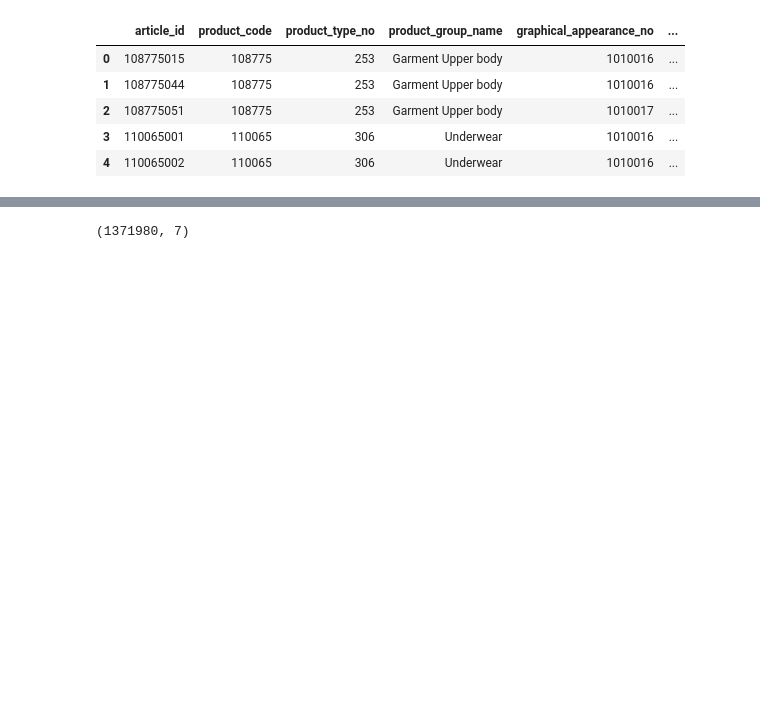
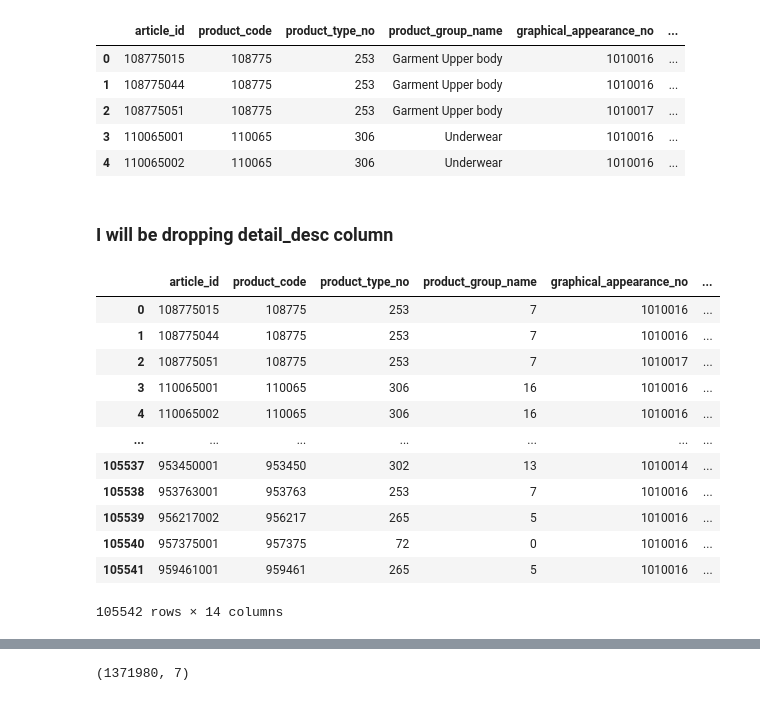
Before and after one commit to prajwalmani/H-M-Personalized-Fashion-Recommendations, a Jupyter notebook: h_m_prajwal.ipynb, the cells around one changed output, grey strips where cells are left out. Drawn from its saved outputs; the diff is of its cells as text; code cells hidden in the pictures; blank space fills up the shorter version.

```diff
--- a/h_m_prajwal.ipynb
+++ b/h_m_prajwal.ipynb
@@ -196,3 +202,23 @@ articles_df.head()
+# %% [markdown]
+### I will be dropping detail_desc column
+# %%
+articles_df.drop(['detail_desc'],axis=1,inplace=True)
+# %%
+articles_df
+# %% [output]
+|  | article_id | product_code | product_type_no | product_group_name | graphical_appearance_no | ... |
+| 0 | 108775015 | 108775 | 253 | 7 | 1010016 | ... |
+| 1 | 108775044 | 108775 | 253 | 7 | 1010016 | ... |
+| 2 | 108775051 | 108775 | 253 | 7 | 1010017 | ... |
+| 3 | 110065001 | 110065 | 306 | 16 | 1010016 | ... |
+| 4 | 110065002 | 110065 | 306 | 16 | 1010016 | ... |
+| ... | ... | ... | ... | ... | ... | ... |
+| 105537 | 953450001 | 953450 | 302 | 13 | 1010014 | ... |
+| 105538 | 953763001 | 953763 | 253 | 7 | 1010016 | ... |
+| 105539 | 956217002 | 956217 | 265 | 5 | 1010016 | ... |
+| 105540 | 957375001 | 957375 | 72 | 0 | 1010016 | ... |
+| 105541 | 959461001 | 959461 | 265 | 5 | 1010016 | ... |
+105542 rows × 14 columns
 # %%
 customers_df.head()
 # %% [output]
```
Also changed, not shown: parts of 24 cells of this notebook.
